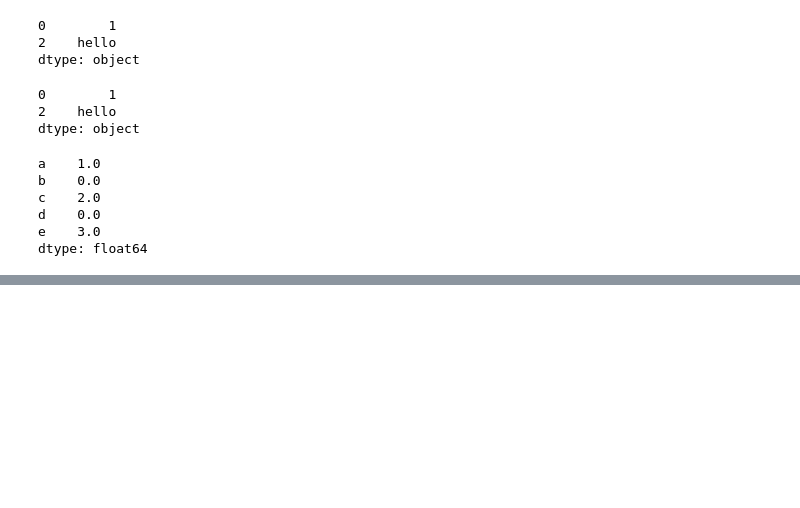
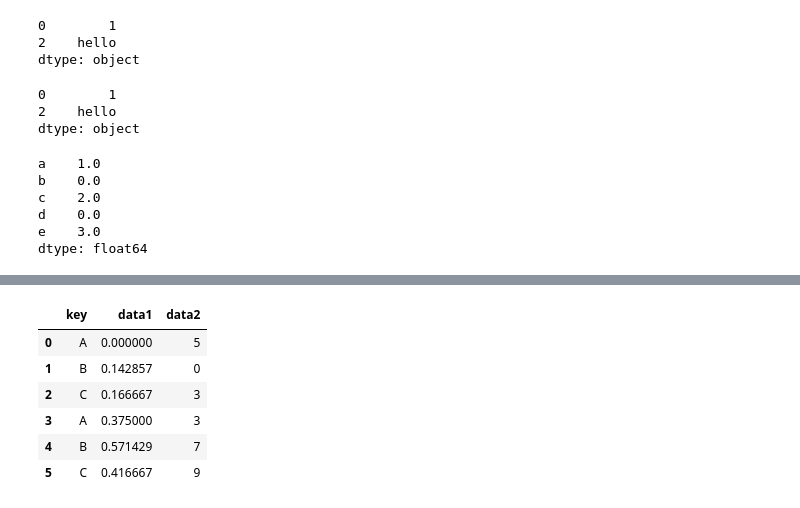
Before and after one commit to tsurupin/python-data-science-handbook-practice, a Jupyter notebook: pandas(ch3).ipynb, the cells around one changed output, grey strips where cells are left out. Saved outputs shown, nothing was run; the diff lists cells and outputs as text; code cells hidden in the pictures; blank space fills up the shorter version.

```diff
--- a/pandas(ch3).ipynb
+++ b/pandas(ch3).ipynb
@@ -276,3 +276,6 @@ c    2.0
 d    0.0
 e    3.0
 dtype: float64
+# %%
+x = [[1,2],[3,4]]
+np.concatenate([x,x], axis=1)
@@ -278,0 +504,14 @@ dtype: float64
+# %%
+def norm_by_data2(x):
+    x['data1'] /= x['data2'].sum()
+    return x
+
+df.groupby('key').apply(norm_by_data2)
+# %% [output]
+|  | key | data1 | data2 |
+| 0 | A | 0.000000 | 5 |
+| 1 | B | 0.142857 | 0 |
+| 2 | C | 0.166667 | 3 |
+| 3 | A | 0.375000 | 3 |
+| 4 | B | 0.571429 | 7 |
+| 5 | C | 0.416667 | 9 |
```
Also changed, not shown: parts of 31 cells of this notebook, 4 other files.
